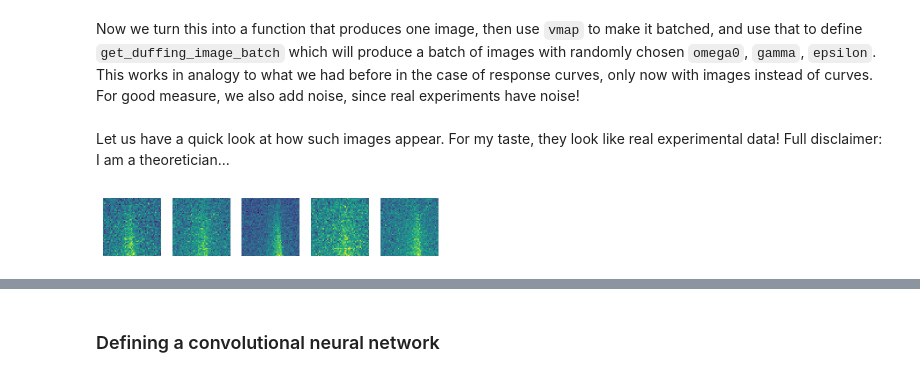
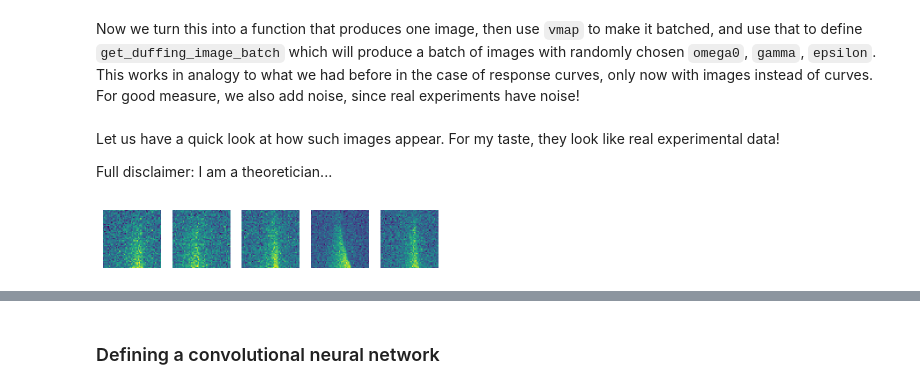
Before and after one commit to FlorianMarquardt/MachineLearningThreeEasyLessons, a Jupyter notebook: 2024_09_Trieste_Duffing_Example.ipynb, the cells around one changed output, grey strips where cells are left out. Drawn from its saved outputs; the diff is of its cells as text; code cells hidden in the pictures.

```diff
--- a/2024_09_Trieste_Duffing_Example.ipynb
+++ b/2024_09_Trieste_Duffing_Example.ipynb
@@ -513,12 +540,15 @@ def get_duffing_image_batch(key, noise_strength, batchsize, ranges, npixels):
 # %% [markdown]
-Let us have a quick look at how such images appear. For my taste, they look like real experimental data! Full disclaimer: I am a theoretician...
+Let us have a quick look at how such images appear. For my taste, they look like real experimental data!
+
+Full disclaimer: I am a theoretician...
 # %%
 subkey, key = jax.random.split(key)
-img_batch,_ = get_duffing_image_batch( subkey, 0.5, 5, value_ranges, 50)
+img_batch,_ = get_duffing_image_batch( subkey, 5, value_ranges,
+                        50, 4.0, 0.1, 1.0, 200., 400, 0.5)
 
 fig,ax=plt.subplots(ncols=5)
 for j in range(5):
-    ax[j].matshow(img_batch[j])
+    ax[j].matshow(img_batch[j,0])
     ax[j].axis('off')
 # %% [output]
-[figure, old version]
+[figure, new version]
```
Also changed, not shown: parts of 17 cells of this notebook.
